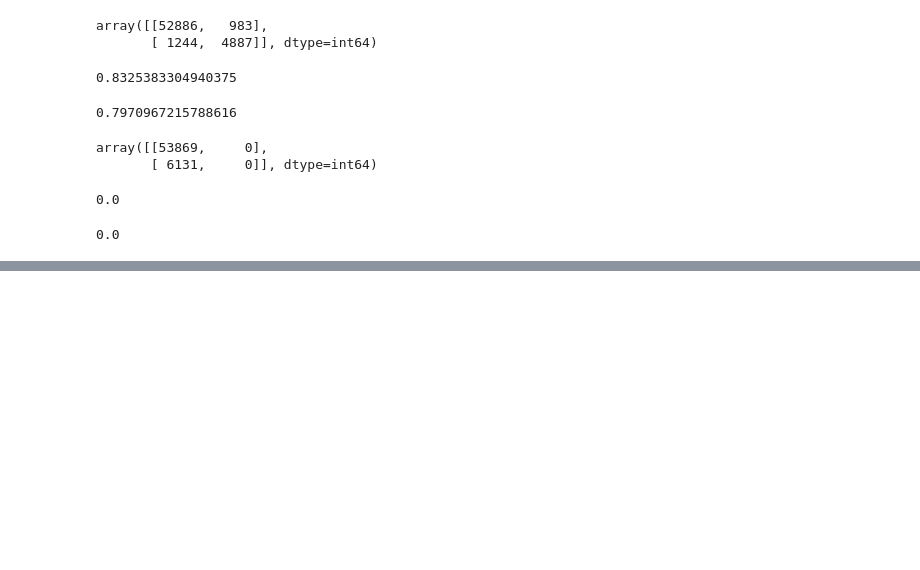
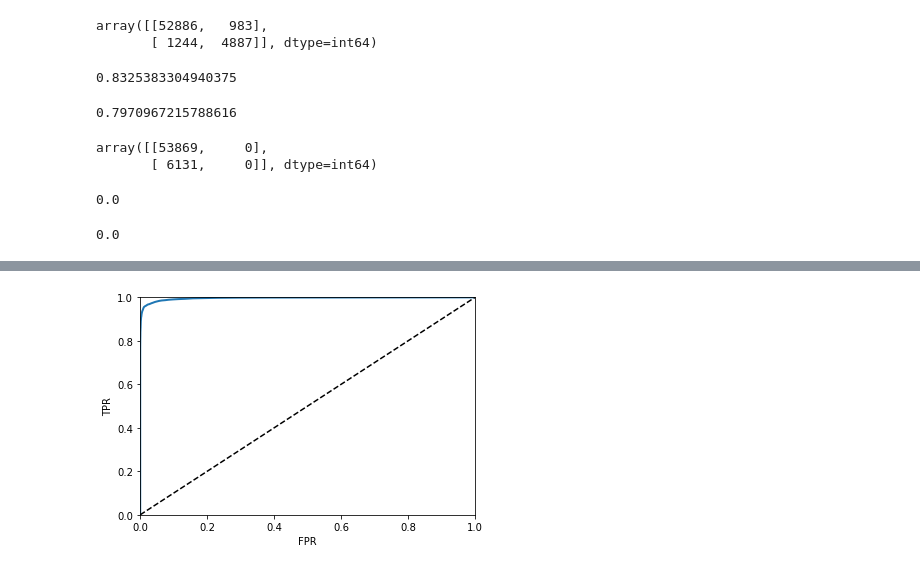
Before and after one commit to alishakiba/DataMiningCourse, a Jupyter notebook: Classification.ipynb, the cells around one changed output, grey strips where cells are left out. Drawn from its saved outputs; the diff is of its cells as text; code cells hidden in the pictures; blank space fills up the shorter version.

```diff
--- a/Classification.ipynb
+++ b/Classification.ipynb
@@ -162,0 +250,11 @@ recall_score(y_train_3, y_train_pred)
+# %%
+forest_clf = RandomForestClassifier(random_state=110)
+y_prob_forest_3 = cross_val_predict(forest_clf, X_train, y_train_3, cv=5, method='predict_proba')
+# %%
+y_scores_forest_3 = y_prob_forest_3[:, 1] # score = probability of the positive class
+# %%
+fpr_forest, tpr_forest, thresholds_forest = roc_curve(y_train_3, y_scores_forest_3)
+# %%
+plot_roc_curve(fpr_forest, tpr_forest)
+# %% [output]
+[figure, added]
```
Also changed, not shown: parts of 56 cells of this notebook.
